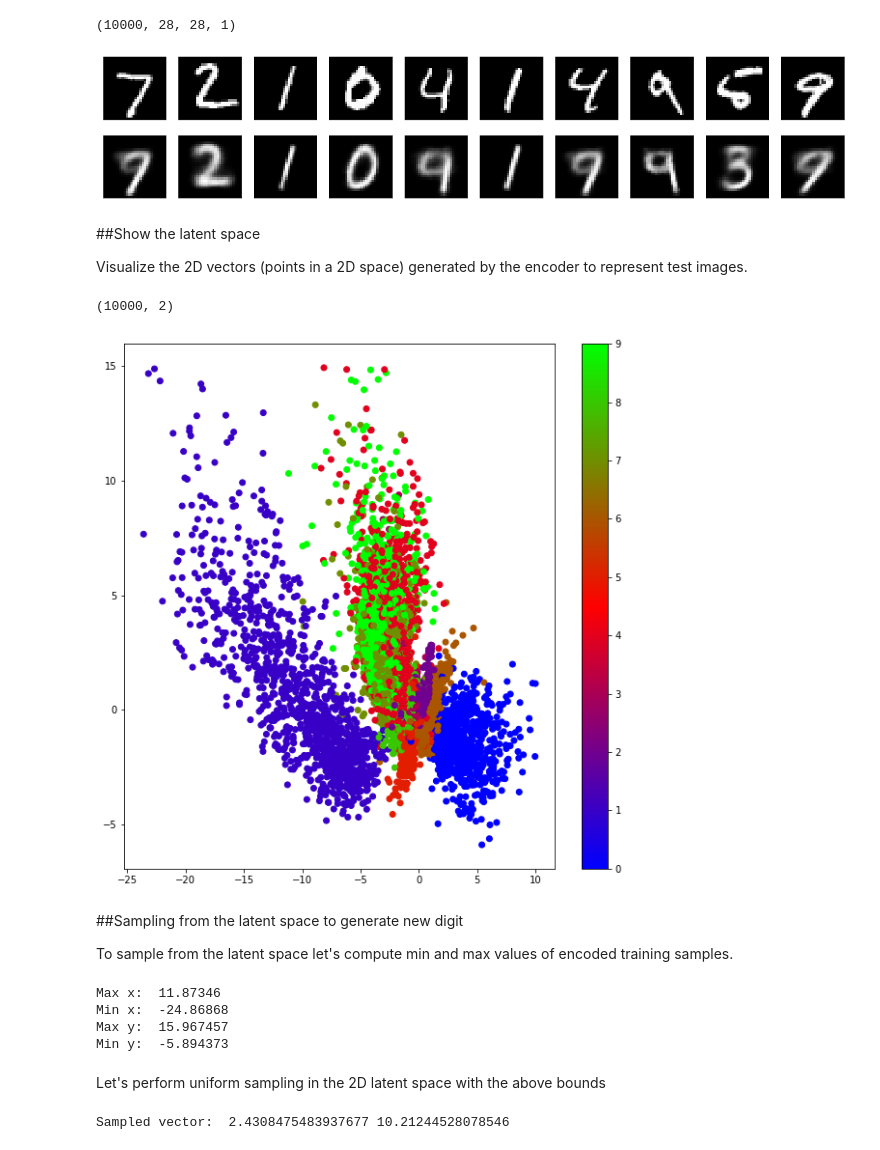
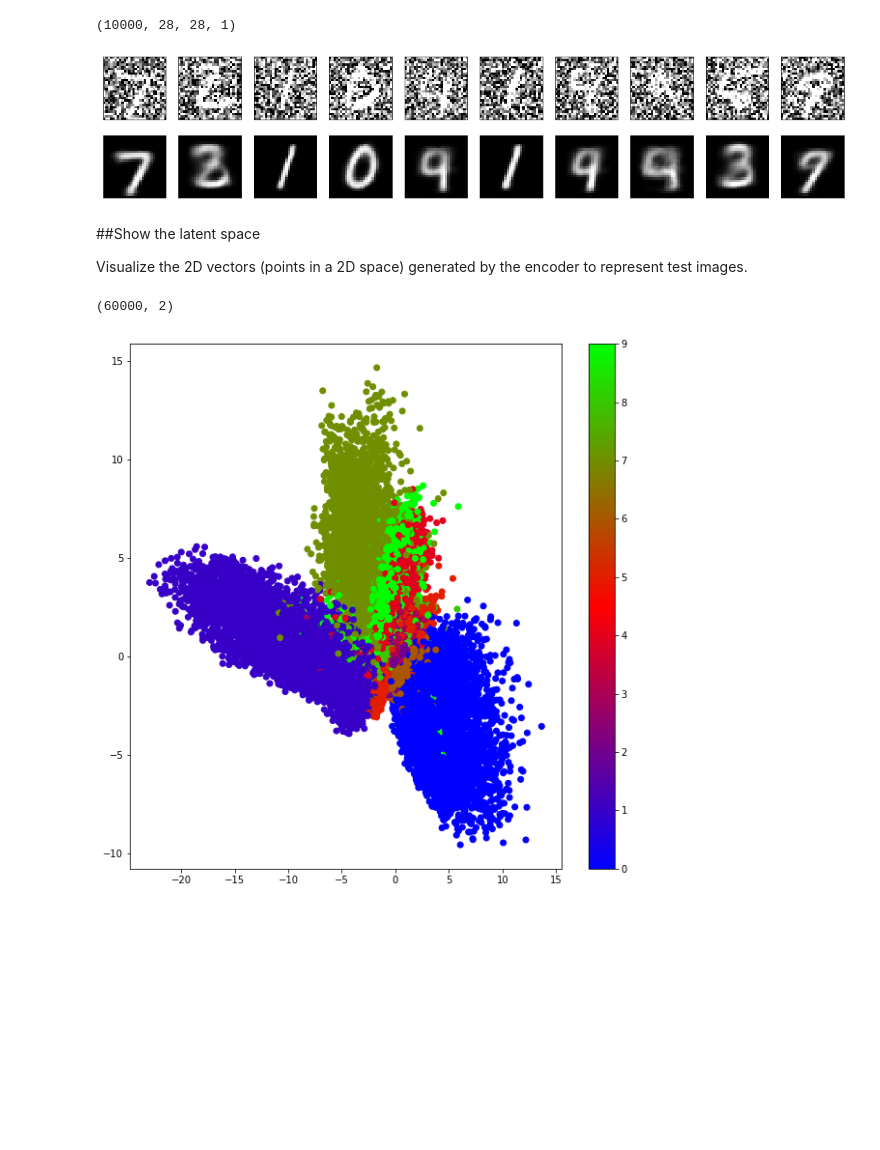
Before and after one commit to JacopoKahl/autoencoder_denoising, a Jupyter notebook: Autoencoder_Denoising.ipynb, the cells around one changed output. Cells and saved outputs as stored; diff of their text form; code cells hidden in the pictures; blank space fills up the shorter version.

```diff
--- a/Autoencoder_Denoising.ipynb
+++ b/Autoencoder_Denoising.ipynb
@@ -293,7 +293,7 @@ plt.figure(figsize=(20,4)) #total figure size in inches
 for i in range(n): #for i in the range [0, n]
   #display original test images
   ax = plt.subplot(2, n, i+1) #create placeholder for the i-th image (plt works with index starting with 1 not 0)
-  plt.imshow(X_test[i].reshape(28,28), cmap='gray') #show i-th image
+  plt.imshow(X_test_noisy[i].reshape(28,28), cmap='gray') #show i-th image
   ax.get_xaxis().set_visible(False) #disable x axis visibility
   ax.get_yaxis().set_visible(False) #disable y axis visibility
 
@@ -305,25 +305,21 @@ for i in range(n): #for i in the range [0, n]
 
 plt.show() #display entire image
 # %% [output]
-[figure, old version]
+[figure, new version]
 # %% [markdown]
 ##Show the latent space
 
 Visualize the 2D vectors (points in a 2D space) generated by the encoder to represent test images.
 # %%
-X_test_encoded = encoder.predict(X_test) #create encoded vectors (embeddings) for input images using only the encoder model
+X_train_encoded = encoder.predict(X_train_noisy) #create encoded vectors (embeddings) for input images using only the encoder model
 
-print(X_test_encoded.shape)
+print(X_train_encoded.shape)
 # %% [output]
-(10000, 2)
+(60000, 2)
 # %%
 plt.figure(figsize=(10,10)) #figure of 10 inches
-plt.scatter(X_test_encoded[:, 0], X_test_encoded[:, 1], c=Y_test, cmap='brg') #scatter plot of embeddings of test images
+plt.scatter(X_train_encoded[:, 0], X_train_encoded[:, 1], c=Y_train, cmap='brg') #scatter plot of embeddings of test images
 plt.colorbar()
 plt.show()
 # %% [output]
-[figure, old version]
+[figure, new version]
-# %% [markdown]
-##Sampling from the latent space to generate new digit
-
-To sample from the latent space let's compute min and max values of encoded training samples.
@@ -333,22 +325,0 @@ X_train_encoded = encoder.predict(X_train)
-# %%
-(lx_max, ly_max)= np.amax(X_train_encoded, axis=0) #max x and y values in the latent space
-(lx_min, ly_min)= np.amin(X_train_encoded, axis=0) #min x and y values in the latent space
-
-print('Max x: ', lx_max)
-print('Min x: ', lx_min)
-print('Max y: ', ly_max)
-print('Min y: ', ly_min)
-# %% [output]
-Max x:  11.87346
-Min x:  -24.86868
-Max y:  15.967457
-Min y:  -5.894373
-# %% [markdown]
-Let's perform uniform sampling in the 2D latent space with the above bounds
-# %%
-sampleX = np.random.uniform(lx_min, lx_max)
-sampleY = np.random.uniform(ly_min, ly_max)
-
-print('Sampled vector: ', sampleX, sampleY)
-# %% [output]
-Sampled vector:  2.4308475483937677 10.21244528078546
```
Also changed, not shown: parts of 5 cells of this notebook.
